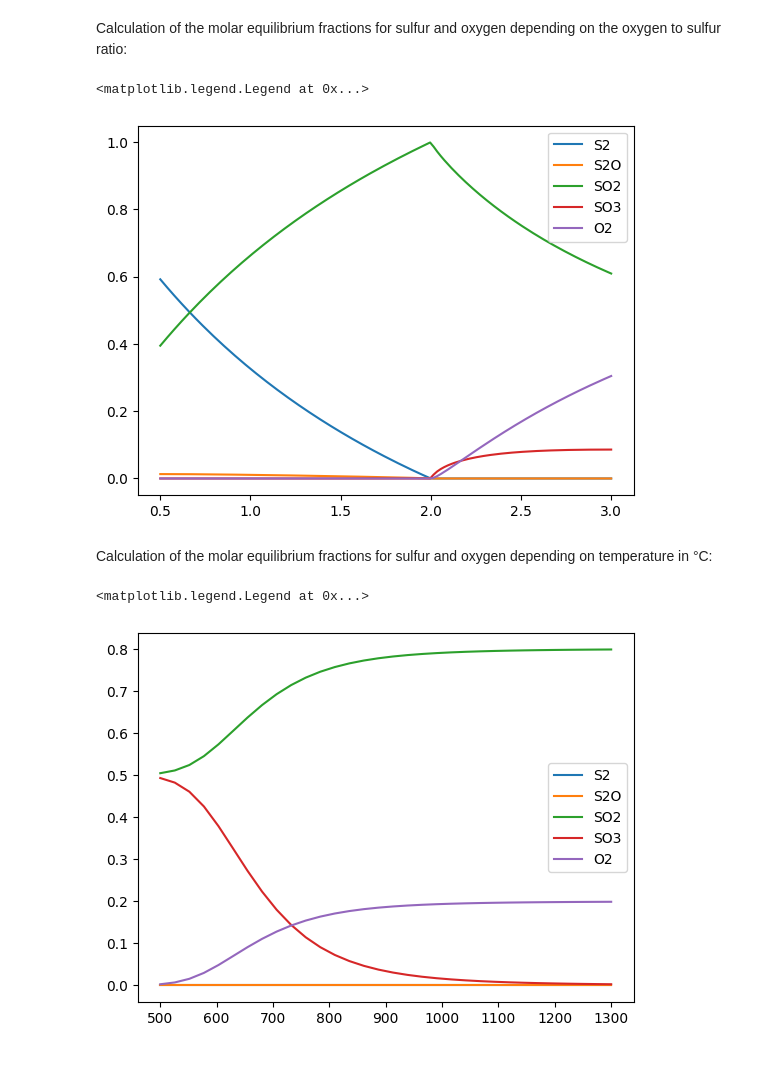
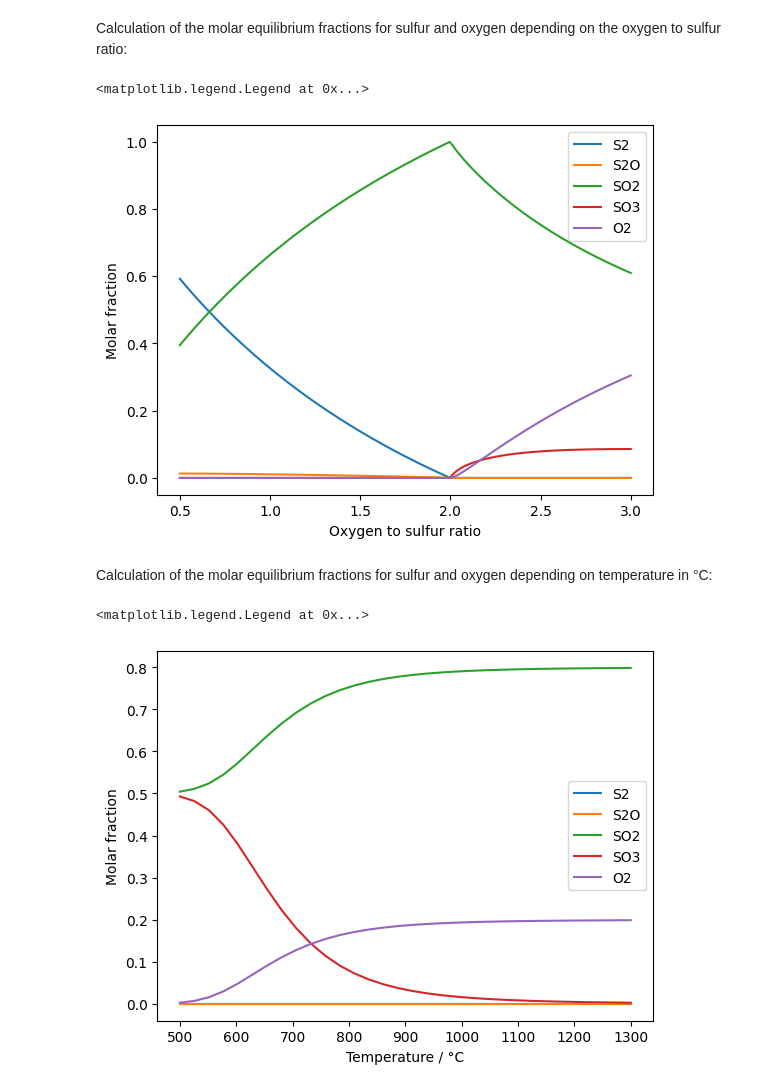
Before and after one commit to DLR-Institute-of-Future-Fuels/gaspype, a Jupyter notebook: _downloads/6b5a5441eb66bcf51e4cd9e79df878e8/sulfur_oxygen_equalibrium.ipynb, the cells around one changed output. Saved outputs shown, nothing was run; the diff lists cells and outputs as text; code cells hidden in the pictures; blank space fills up the shorter version.

```diff
--- a/_downloads/6b5a5441eb66bcf51e4cd9e79df878e8/sulfur_oxygen_equalibrium.ipynb
+++ b/_downloads/6b5a5441eb66bcf51e4cd9e79df878e8/sulfur_oxygen_equalibrium.ipynb
@@ -42,23 +42,29 @@ el = gp.elements({'S': 1}, fs) + oxygen_ratio * gp.elements({'O': 1}, fs)
 
 composition = gp.equilibrium(el, 800+273.15, 1e4)
 
-plt.plot(oxygen_ratio, composition.get_x())
-plt.legend(composition.species)
+fig, ax = plt.subplots()
+ax.set_xlabel("Oxygen to sulfur ratio")
+ax.set_ylabel("Molar fraction")
+ax.plot(oxygen_ratio, composition.get_x(), '-')
+ax.legend(composition.species)
 # %% [output]
 <matplotlib.legend.Legend at 0x...>
-[figure, old version]
+[figure, new version]
 # %% [markdown]
 Calculation of the molar equilibrium fractions for sulfur and oxygen depending on temperature in °C:
 # %%
 fs = gp.fluid_system(['S2', 'S2O', 'SO2', 'SO3', 'O2'])
 
 el = gp.elements({'S': 1, 'O':2.5}, fs)
 
 t_range = np.linspace(500, 1300, num=32)
 composition = gp.equilibrium(el, t_range+273.15, 1e4)
 
-plt.plot(t_range, composition.get_x())
-plt.legend(composition.species)
+fig, ax = plt.subplots()
+ax.set_xlabel("Temperature / °C")
+ax.set_ylabel("Molar fraction")
+ax.plot(t_range, composition.get_x(), '-')
+ax.legend(composition.species)
 # %% [output]
 <matplotlib.legend.Legend at 0x...>
-[figure, old version]
+[figure, new version]
```
Also changed, not shown: 30 other files.
